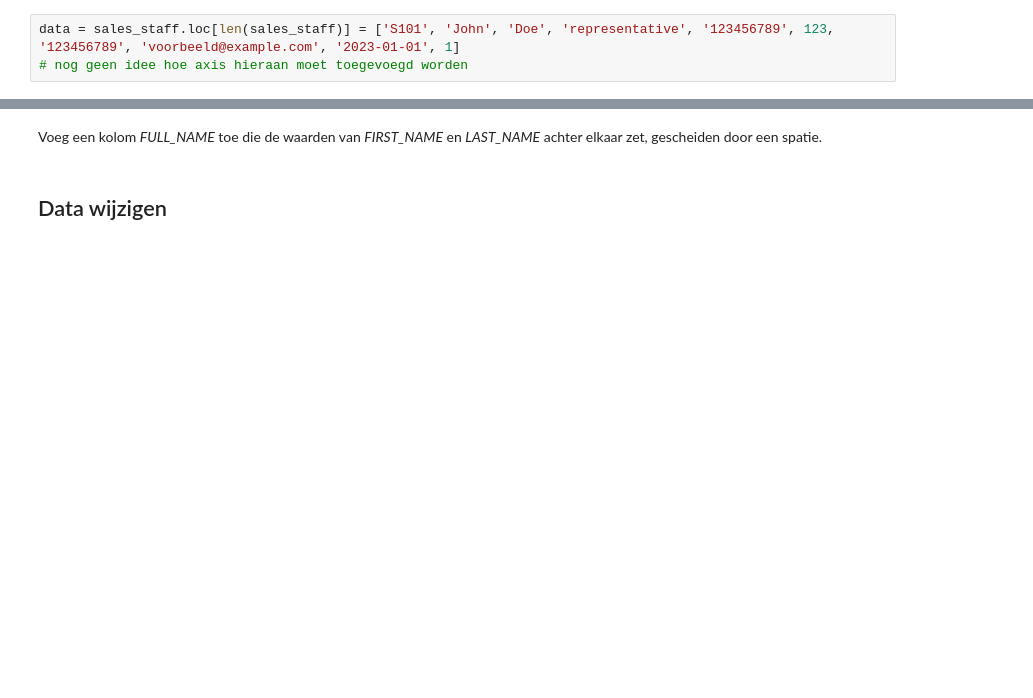
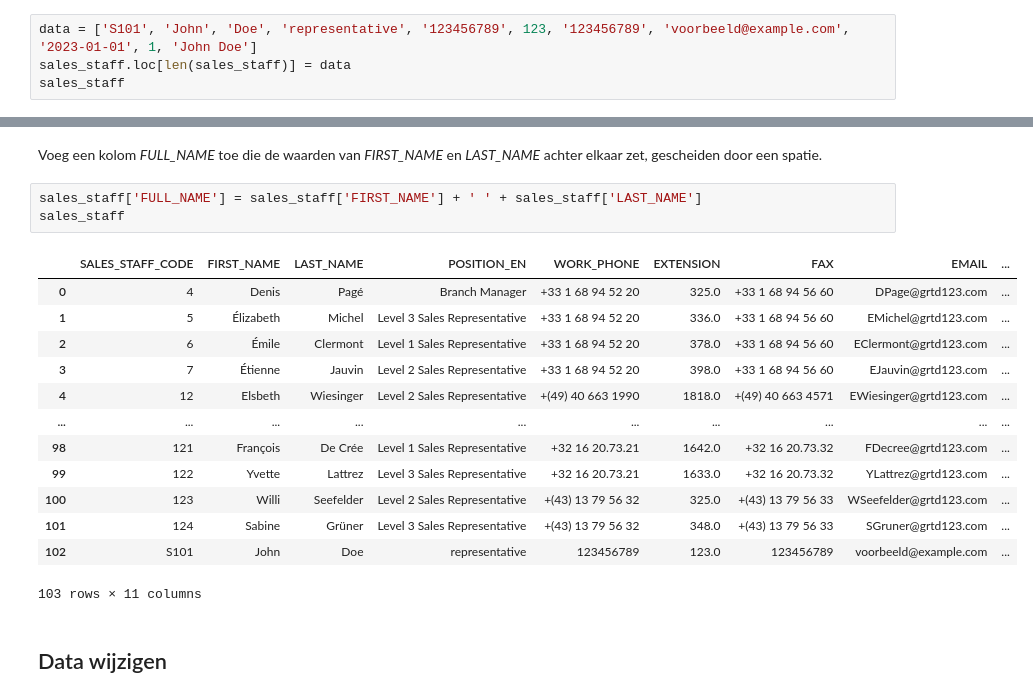
Before and after one commit to Byrott0/DEDS_Portfolio, a Jupyter notebook: wk1.1/DEDS_WC_1.1b_Opdrachten.ipynb, the cells around one changed output, grey strips where cells are left out. Cells and saved outputs as stored; diff of their text form; blank space fills up the shorter version.

```diff
--- a/wk1.1/DEDS_WC_1.1b_Opdrachten.ipynb
+++ b/wk1.1/DEDS_WC_1.1b_Opdrachten.ipynb
@@ -191,5 +203,6 @@ Gebruik de originele databasetabel *sales_staff*.<br>
 Voeg een extra rij toe met eigen invulling. Zorg ervoor dat de index netjes doorloopt.<br>
 Hulpvraag: welke waarde geef je nu aan axis?
 # %%
-data = sales_staff.loc[len(sales_staff)] = ['S101', 'John', 'Doe', 'representative', '123456789', 123, '123456789', 'voorbeeld@example.com', '2023-01-01', 1]
-# nog geen idee hoe axis hieraan moet toegevoegd worden
+data = ['S101', 'John', 'Doe', 'representative', '123456789', 123, '123456789', 'voorbeeld@example.com', '2023-01-01', 1, 'John Doe']
+sales_staff.loc[len(sales_staff)] = data
+sales_staff
@@ -197,6 +212,23 @@ data = sales_staff.loc[len(sales_staff)] = ['S101', 'John', 'Doe', 'representati
 ### Kolommen
 # %% [markdown]
 Voeg een kolom *FULL_NAME* toe die de waarden van *FIRST_NAME* en *LAST_NAME* achter elkaar zet, gescheiden door een spatie.
+# %%
+sales_staff['FULL_NAME'] = sales_staff['FIRST_NAME'] + ' ' + sales_staff['LAST_NAME']
+sales_staff
+# %% [output]
+|  | SALES_STAFF_CODE | FIRST_NAME | LAST_NAME | POSITION_EN | WORK_PHONE | EXTENSION | FAX | EMAIL | ... |
+| 0 | 4 | Denis | Pagé | Branch Manager | +33 1 68 94 52 20 | 325.0 | +33 1 68 94 56 60 | DPage@grtd123.com | ... |
+| 1 | 5 | Élizabeth | Michel | Level 3 Sales Representative | +33 1 68 94 52 20 | 336.0 | +33 1 68 94 56 60 | EMichel@grtd123.com | ... |
+| 2 | 6 | Émile | Clermont | Level 1 Sales Representative | +33 1 68 94 52 20 | 378.0 | +33 1 68 94 56 60 | EClermont@grtd123.com | ... |
+| 3 | 7 | Étienne | Jauvin | Level 2 Sales Representative | +33 1 68 94 52 20 | 398.0 | +33 1 68 94 56 60 | EJauvin@grtd123.com | ... |
+| 4 | 12 | Elsbeth | Wiesinger | Level 2 Sales Representative | +(49) 40 663 1990 | 1818.0 | +(49) 40 663 4571 | EWiesinger@grtd123.com | ... |
+| ... | ... | ... | ... | ... | ... | ... | ... | ... | ... |
+| 98 | 121 | François | De Crée | Level 1 Sales Representative | +32 16 20.73.21 | 1642.0 | +32 16 20.73.32 | FDecree@grtd123.com | ... |
+| 99 | 122 | Yvette | Lattrez | Level 3 Sales Representative | +32 16 20.73.21 | 1633.0 | +32 16 20.73.32 | YLattrez@grtd123.com | ... |
+| 100 | 123 | Willi | Seefelder | Level 2 Sales Representative | +(43) 13 79 56 32 | 325.0 | +(43) 13 79 56 33 | WSeefelder@grtd123.com | ... |
+| 101 | 124 | Sabine | Grüner | Level 3 Sales Representative | +(43) 13 79 56 32 | 348.0 | +(43) 13 79 56 33 | SGruner@grtd123.com | ... |
+| 102 | S101 | John | Doe | representative | 123456789 | 123.0 | 123456789 | voorbeeld@example.com | ... |
+103 rows × 11 columns
 # %% [markdown]
 ## Data wijzigen
 # %% [markdown]
```
Also changed, not shown: parts of 10 cells of this notebook.
